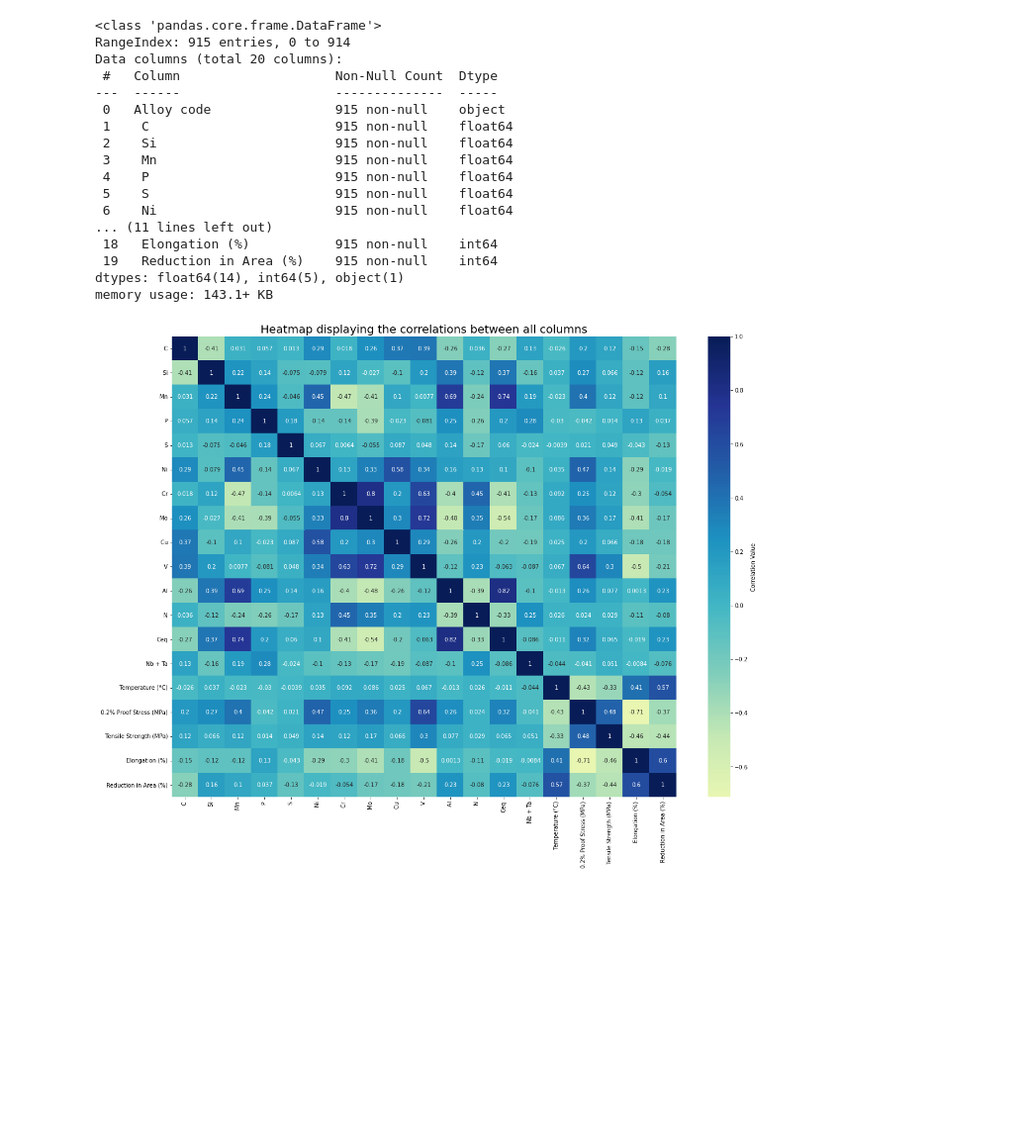
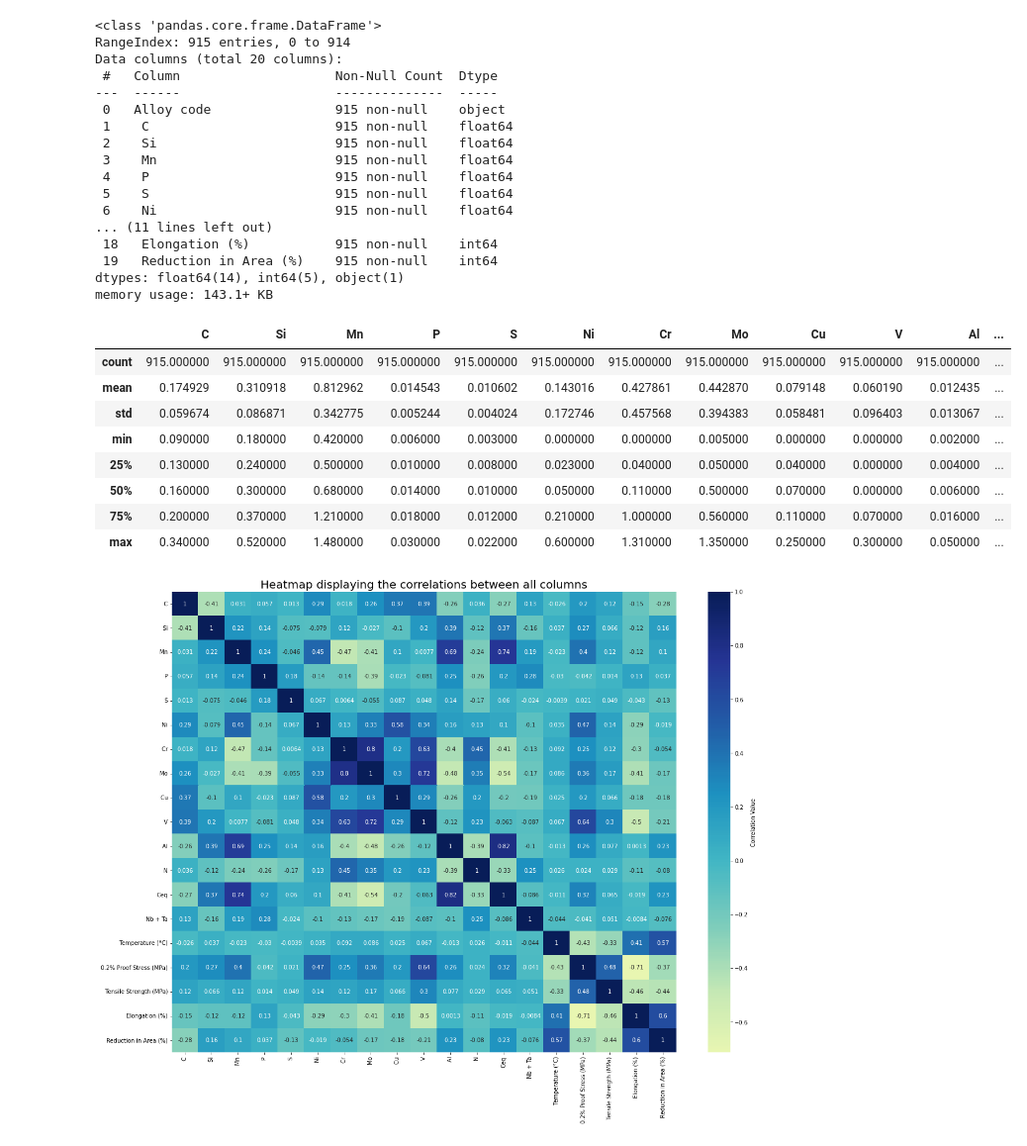
Before and after one commit to akash-elangovan/Comparative-Study-for-Prediction-of-Mechanical-Properties-using-Low-Alloy-Steels, a Jupyter notebook: main.ipynb, the cells around one changed output. Shown at 99% size. Cells and saved outputs as stored; diff of their text form; code cells hidden in the pictures; blank space fills up the shorter version.

```diff
--- a/main.ipynb
+++ b/main.ipynb
@@ -53,6 +53,18 @@ Data columns (total 20 columns):
  19   Reduction in Area (%)    915 non-null    int64
 dtypes: float64(14), int64(5), object(1)
 memory usage: 143.1+ KB
+# %%
+data.describe()
+# %% [output]
+|  | C | Si | Mn | P | S | Ni | Cr | Mo | Cu | V | Al | ... |
+| count | 915.000000 | 915.000000 | 915.000000 | 915.000000 | 915.000000 | 915.000000 | 915.000000 | 915.000000 | 915.000000 | 915.000000 | 915.000000 | ... |
+| mean | 0.174929 | 0.310918 | 0.812962 | 0.014543 | 0.010602 | 0.143016 | 0.427861 | 0.442870 | 0.079148 | 0.060190 | 0.012435 | ... |
+| std | 0.059674 | 0.086871 | 0.342775 | 0.005244 | 0.004024 | 0.172746 | 0.457568 | 0.394383 | 0.058481 | 0.096403 | 0.013067 | ... |
+| min | 0.090000 | 0.180000 | 0.420000 | 0.006000 | 0.003000 | 0.000000 | 0.000000 | 0.005000 | 0.000000 | 0.000000 | 0.002000 | ... |
+| 25% | 0.130000 | 0.240000 | 0.500000 | 0.010000 | 0.008000 | 0.023000 | 0.040000 | 0.050000 | 0.040000 | 0.000000 | 0.004000 | ... |
+| 50% | 0.160000 | 0.300000 | 0.680000 | 0.014000 | 0.010000 | 0.050000 | 0.110000 | 0.500000 | 0.070000 | 0.000000 | 0.006000 | ... |
+| 75% | 0.200000 | 0.370000 | 1.210000 | 0.018000 | 0.012000 | 0.210000 | 1.000000 | 0.560000 | 0.110000 | 0.070000 | 0.016000 | ... |
+| max | 0.340000 | 0.520000 | 1.480000 | 0.030000 | 0.022000 | 0.600000 | 1.310000 | 1.350000 | 0.250000 | 0.300000 | 0.050000 | ... |
 # %%
 corr = data.corr()
 
```
